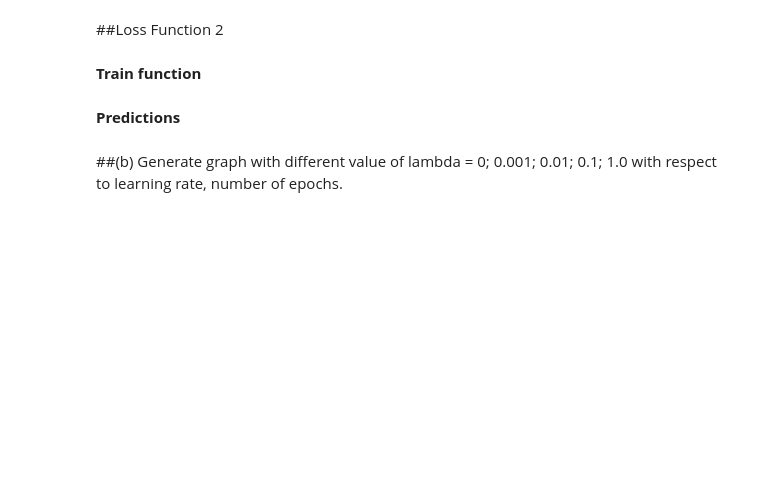
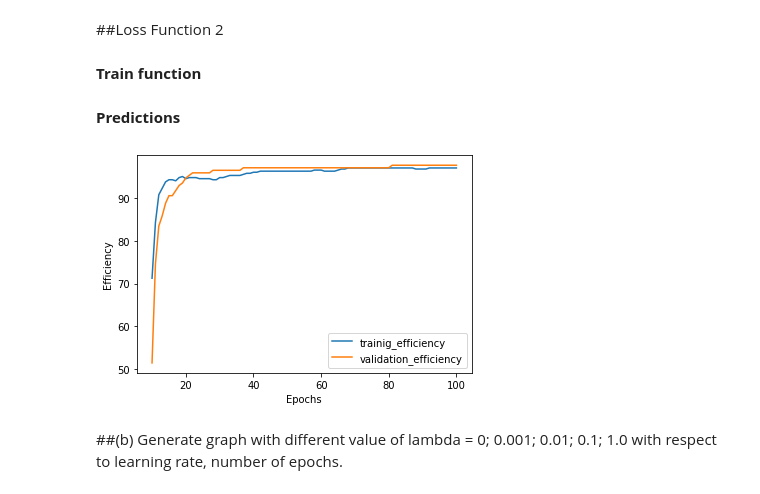
Before and after one commit to pksj/IIITA_2nd_SEM, a Jupyter notebook: MIT2020024_ML_Assignment_01_04.ipynb, the cells around one changed output. Drawn from its saved outputs; the diff is of its cells as text; code cells hidden in the pictures; blank space fills up the shorter version.

```diff
--- a/MIT2020024_ML_Assignment_01_04.ipynb
+++ b/MIT2020024_ML_Assignment_01_04.ipynb
@@ -185,7 +189,7 @@ for epoch in epochs:
 
     cosy_history = []
 
-    theta_2, bias, cost_history = train_2(iterations, learning_rate, training_features, training_labels, theta_2, bias)
+    theta_2, bias, cost_history = train_2(epoch, learning_rate, training_features, training_labels, theta_2, bias,lambda_value)
     # print(theta_1)
     correct_prediction = 0
 
@@ -194,34 +198,36 @@ for epoch in epochs:
         prediction = hypothesis(x, theta_2, bias)
 
         #print(prediction, y)
         if (( prediction >= 0.5 and y == 1 ) or ( prediction < 0.5 and y == 0 )):
             correct_prediction += 1
 
     training_efficiency.append(correct_prediction * 100 / len(training_features))
 
     plt.plot()
 
 
     correct_prediction = 0
 
     for x, y in zip(validation_features, validation_labels):
 
         prediction = hypothesis(x, theta_2, bias)
 
         #print(prediction, y)
         if (( prediction >= 0.5 and y == 1 ) or ( prediction < 0.5 and y == 0 )):
             correct_prediction += 1
 
 
     validation_efficiency.append(correct_prediction * 100 / len(validation_features))
 
 
 plt.plot(epochs, training_efficiency)
 plt.plot(epochs, validation_efficiency)
 plt.xlabel("Epochs")
-plt.xlabel("Efficiency")
+plt.ylabel("Efficiency")
 plt.legend(['trainig_efficiency', 'validation_efficiency'])
 plt.show()
+# %% [output]
+[figure, added]
 # %% [markdown]
 ##(b) Generate graph with different value of lambda = 0; 0.001; 0.01; 0.1; 1.0 with respect to learning rate, number of epochs.
 # %%
```
Also changed, not shown: parts of 2 cells of this notebook.
